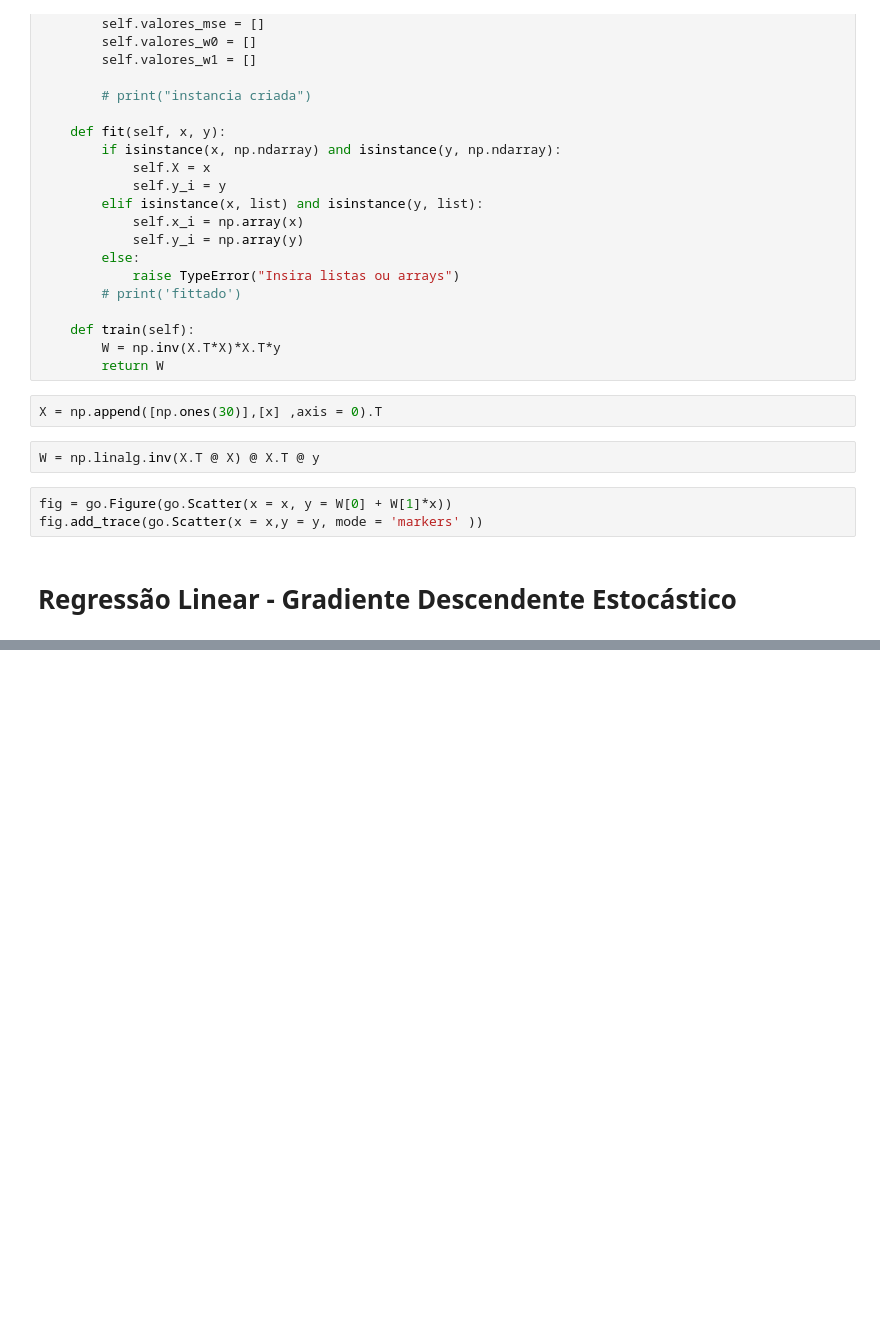
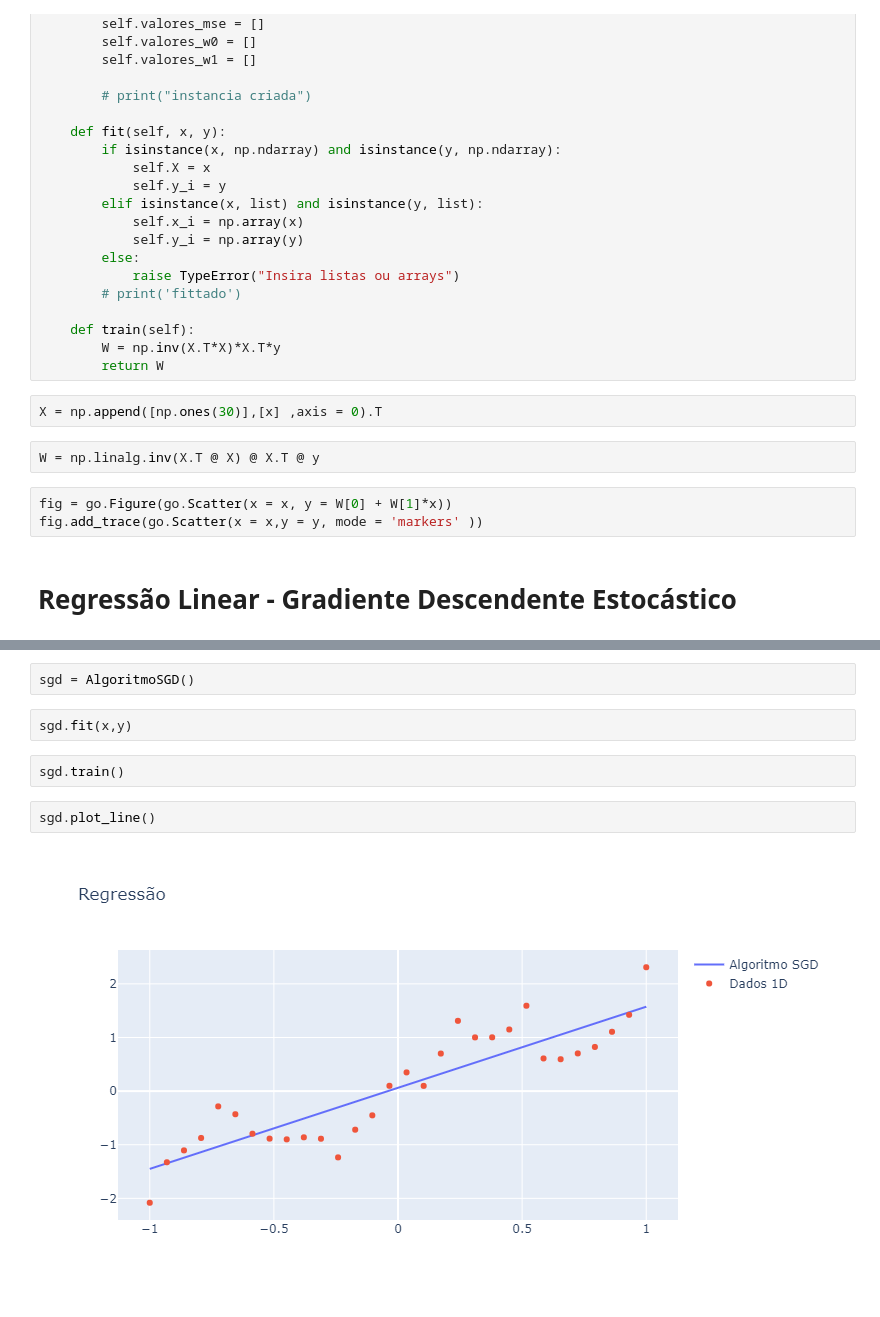
Before and after one commit to davinavarro/mestrado, a Jupyter notebook: 01 - Aprendizado de Máquina/Python/lista01.ipynb, the cells around one changed output, grey strips where cells are left out. Saved outputs shown, nothing was run; the diff lists cells and outputs as text; blank space fills up the shorter version.

```diff
--- a/01 - Aprendizado de Máquina/Python/lista01.ipynb
+++ b/01 - Aprendizado de Máquina/Python/lista01.ipynb
@@ -305,0 +385,10 @@ class AlgoritmoSGD:
+# %%
+sgd = AlgoritmoSGD()
+# %%
+sgd.fit(x,y)
+# %%
+sgd.train()
+# %%
+sgd.plot_line()
+# %% [output]
+[figure, added]
```
Also changed, not shown: parts of 13 cells of this notebook.
